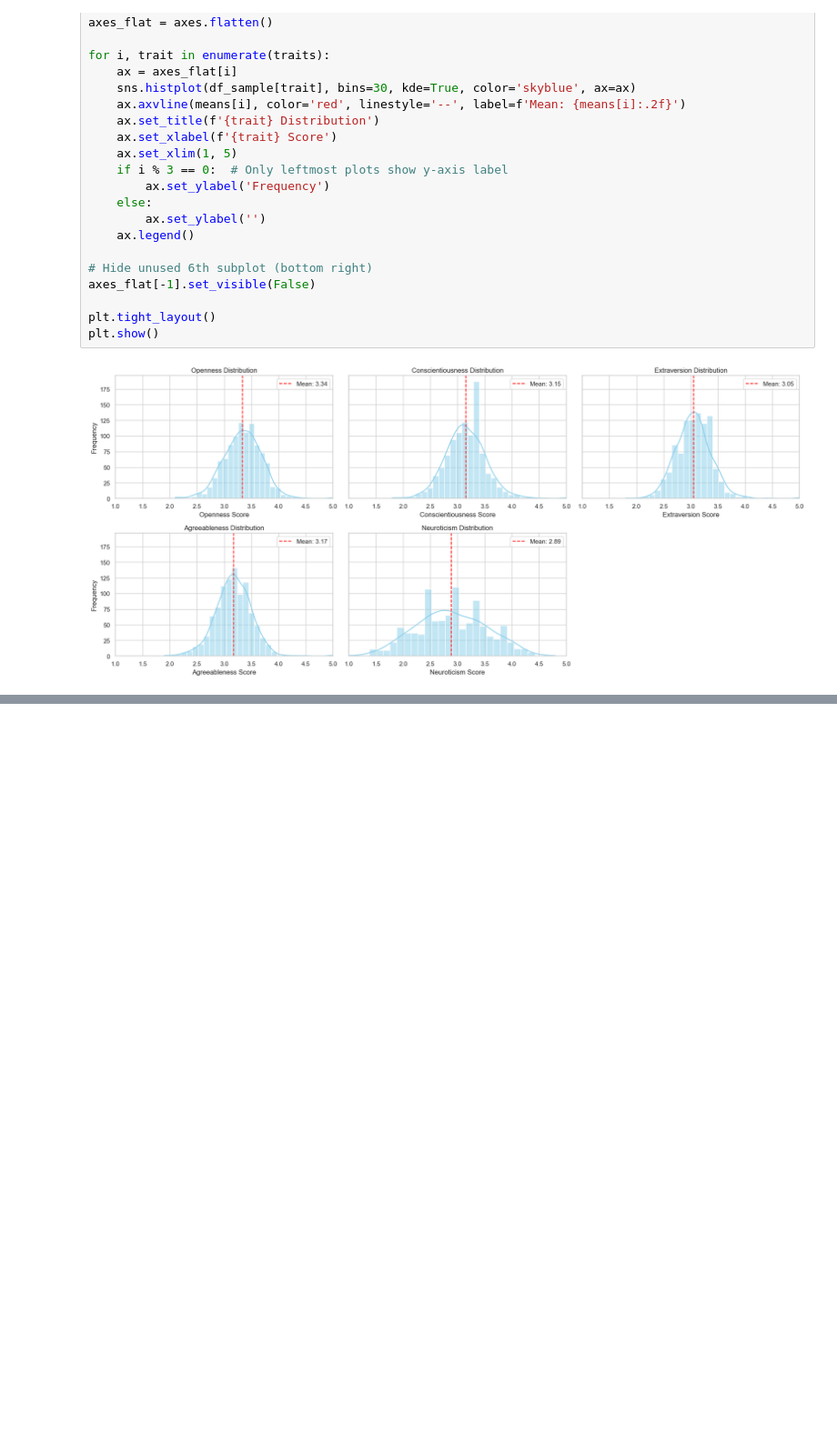
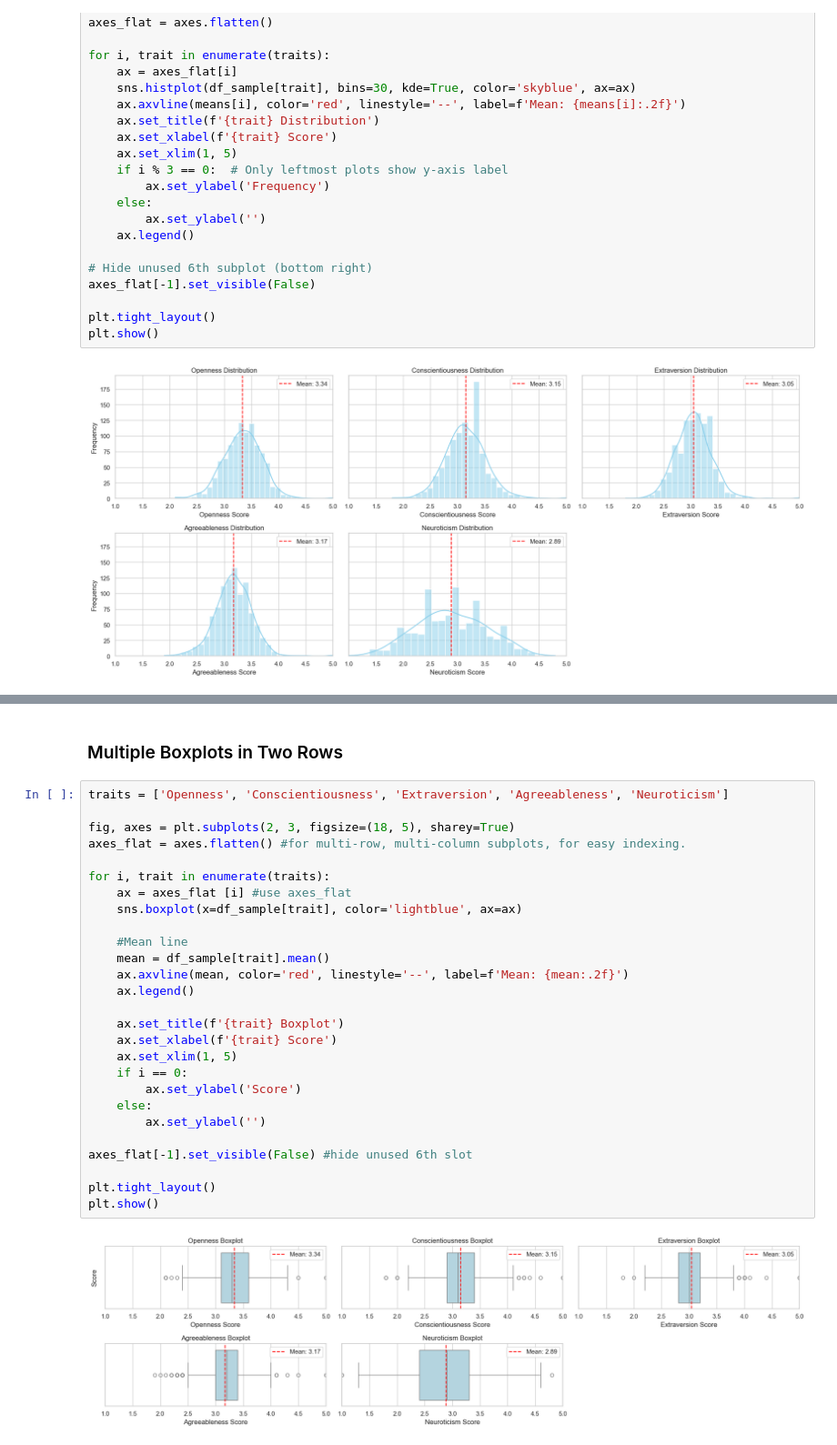
Before and after one commit to h364lee/bigfive_data_explore, a Jupyter notebook: notebooks/01_univariate_EDA.ipynb, the cells around one changed output, grey strips where cells are left out. Shown at 91% size. Drawn from its saved outputs; the diff is of its cells as text; blank space fills up the shorter version.

```diff
--- a/notebooks/01_EDA.ipynb
+++ b/notebooks/01_univariate_EDA.ipynb
@@ -189,0 +270,31 @@ plt.show()
+# %% [markdown]
+### Multiple Boxplots in Two Rows
+# %%
+traits = ['Openness', 'Conscientiousness', 'Extraversion', 'Agreeableness', 'Neuroticism']
+
+fig, axes = plt.subplots(2, 3, figsize=(18, 5), sharey=True)
+axes_flat = axes.flatten() #for multi-row, multi-column subplots, for easy indexing.
+
+for i, trait in enumerate(traits):
+    ax = axes_flat [i] #use axes_flat
+    sns.boxplot(x=df_sample[trait], color='lightblue', ax=ax)
+
+    #Mean line
+    mean = df_sample[trait].mean()
+    ax.axvline(mean, color='red', linestyle='--', label=f'Mean: {mean:.2f}')
+    ax.legend()
+
+    ax.set_title(f'{trait} Boxplot')
+    ax.set_xlabel(f'{trait} Score')
+    ax.set_xlim(1, 5)
+    if i == 0:
+        ax.set_ylabel('Score')
+    else:
+        ax.set_ylabel('')
+
+axes_flat[-1].set_visible(False) #hide unused 6th slot
+
+plt.tight_layout()
+plt.show()
+# %% [output]
+[figure, added]
```
Also changed, not shown: parts of 23 cells of this notebook, 2 other files.
